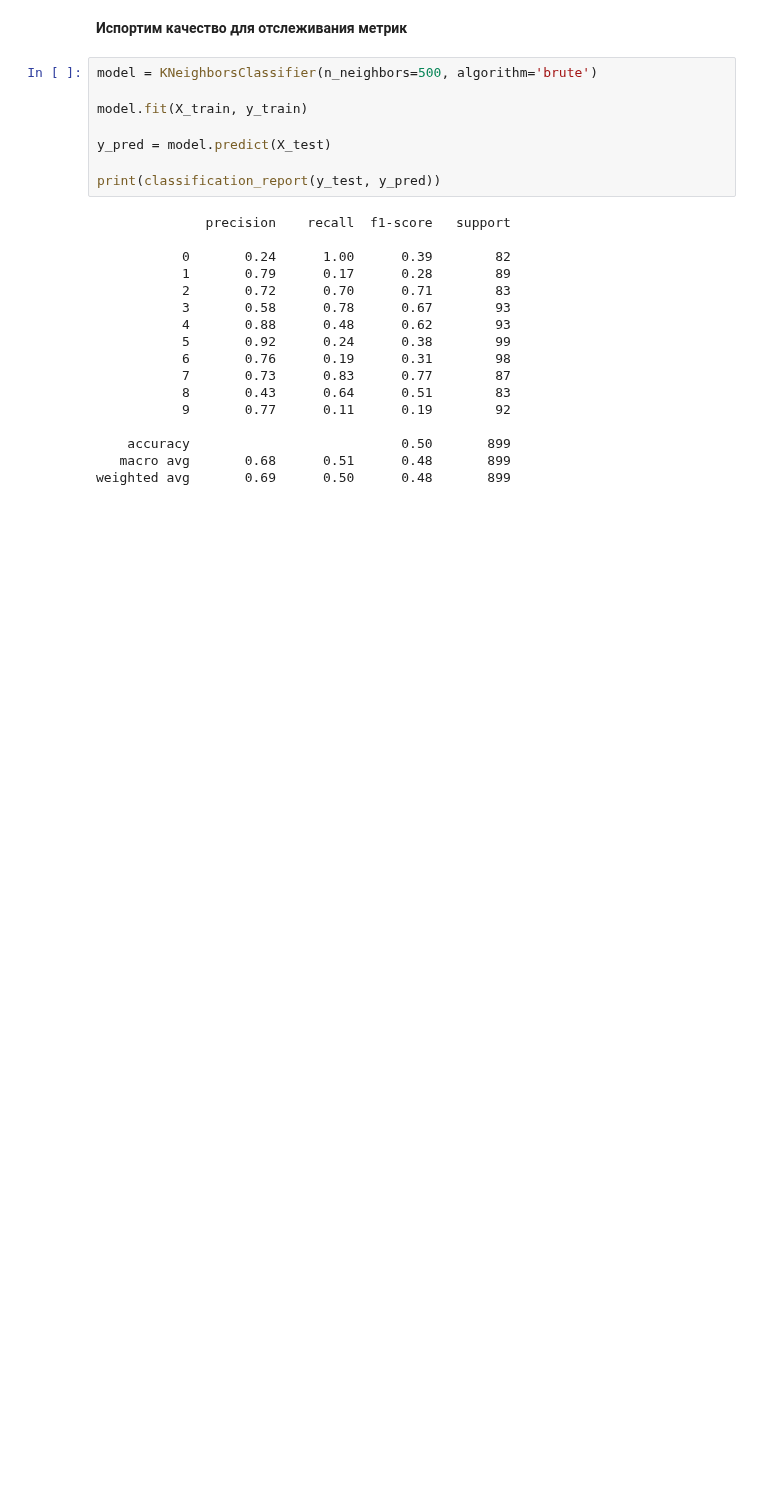
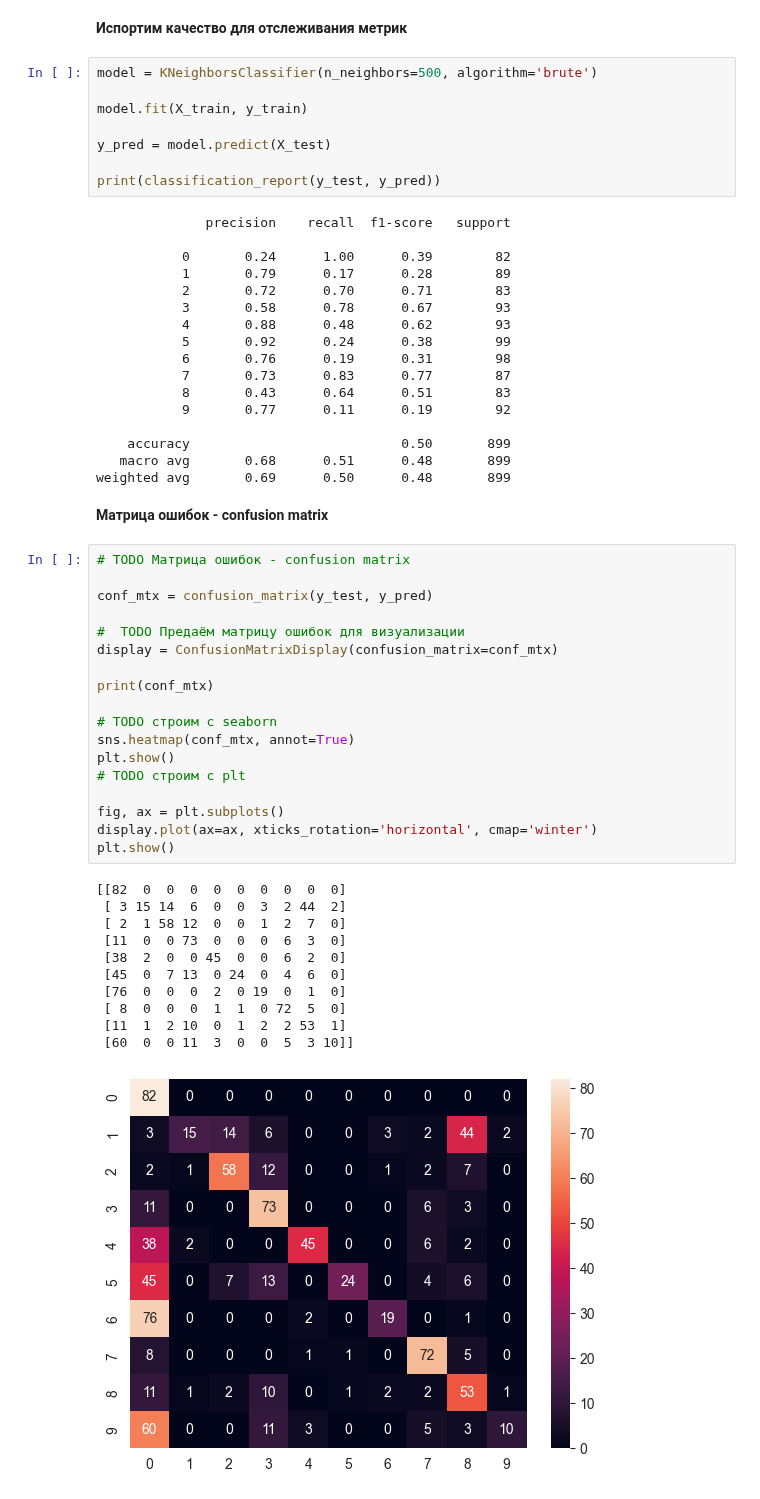
Before and after one commit to Kirill1961/pythonProject2, a Jupyter notebook: load_digits_KNN_plt_cycle.ipynb, the cells around one changed output. Drawn from its saved outputs; the diff is of its cells as text; blank space fills up the shorter version.

```diff
--- a/load_digits_KNN_plt_cycle.ipynb
+++ b/load_digits_KNN_plt_cycle.ipynb
@@ -218,3 +224,36 @@ print(classification_report(y_test, y_pred))
     accuracy                           0.50       899
    macro avg       0.68      0.51      0.48       899
 weighted avg       0.69      0.50      0.48       899
+# %% [markdown]
+
+**Матрица ошибок - confusion matrix**
+# %%
+# TODO Матрица ошибок - confusion matrix
+
+conf_mtx = confusion_matrix(y_test, y_pred)
+
+#  TODO Предаём матрицу ошибок для визуализации
+display = ConfusionMatrixDisplay(confusion_matrix=conf_mtx)
+
+print(conf_mtx)
+
+# TODO строим с seaborn
+sns.heatmap(conf_mtx, annot=True)
+plt.show()
+# TODO строим с plt
+
+fig, ax = plt.subplots()
+display.plot(ax=ax, xticks_rotation='horizontal', cmap='winter')
+plt.show()
+# %% [output]
+[[82  0  0  0  0  0  0  0  0  0]
+ [ 3 15 14  6  0  0  3  2 44  2]
+ [ 2  1 58 12  0  0  1  2  7  0]
+ [11  0  0 73  0  0  0  6  3  0]
+ [38  2  0  0 45  0  0  6  2  0]
+ [45  0  7 13  0 24  0  4  6  0]
+ [76  0  0  0  2  0 19  0  1  0]
+ [ 8  0  0  0  1  1  0 72  5  0]
+ [11  1  2 10  0  1  2  2 53  1]
+ [60  0  0 11  3  0  0  5  3 10]]
+[figure, added]
```
Also changed, not shown: parts of 7 cells of this notebook, 1 other file.
